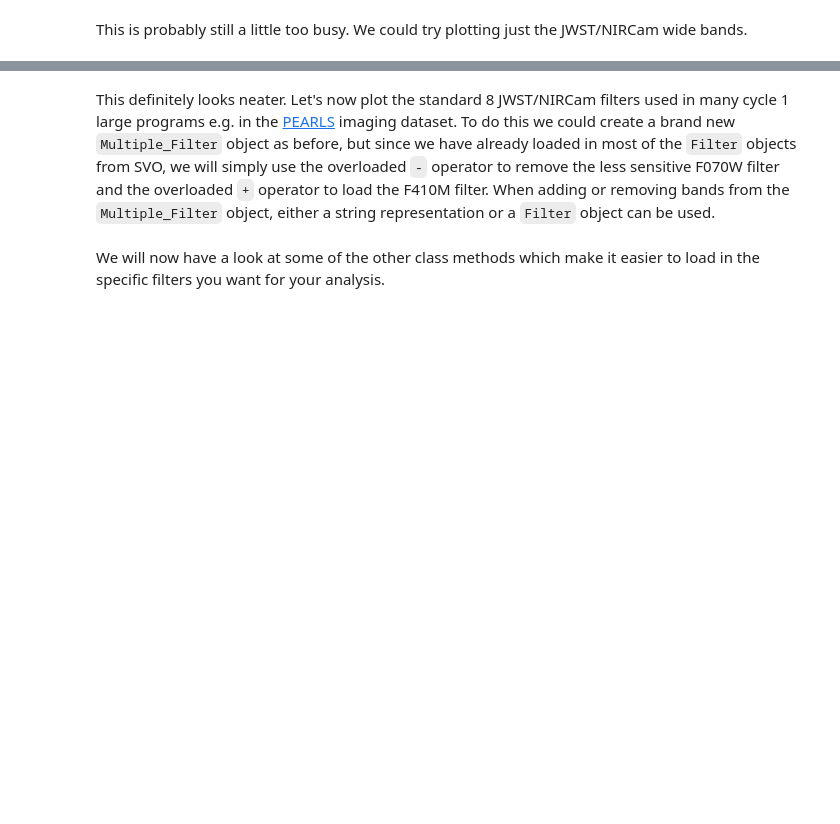
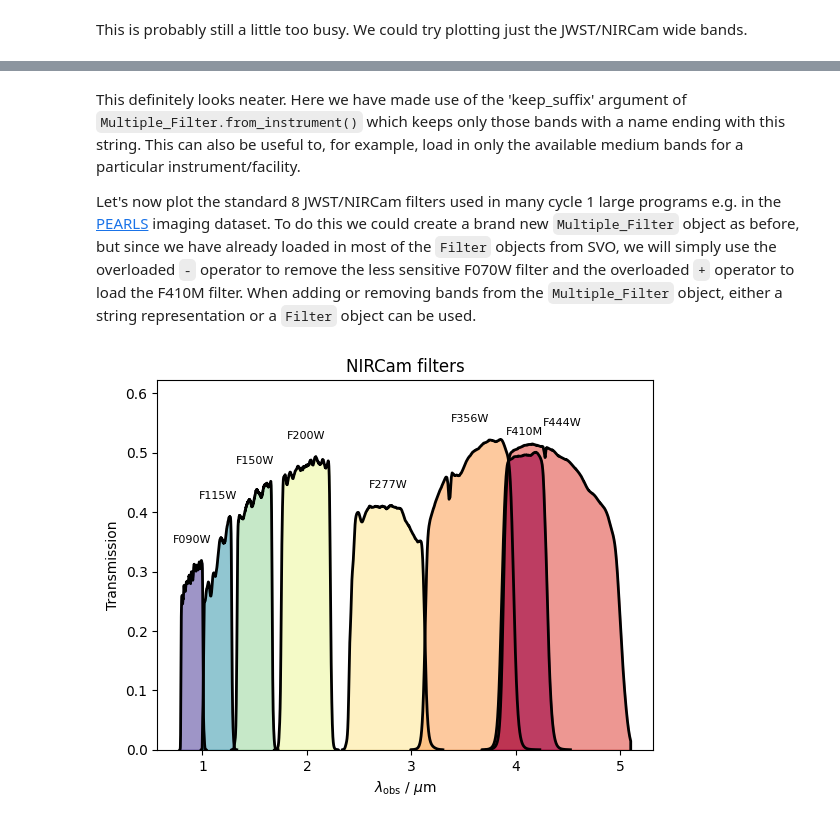
Before and after one commit to duncanaustin98/galfind, a Jupyter notebook: docs/source/instrument/multiple_filter.ipynb, the cells around one changed output, grey strips where cells are left out. Saved outputs shown, nothing was run; the diff lists cells and outputs as text; code cells hidden in the pictures; blank space fills up the shorter version.

```diff
--- a/docs/source/instrument/multiple_filter.ipynb
+++ b/docs/source/instrument/multiple_filter.ipynb
@@ -67,9 +77,14 @@ NIRCam_widebands.plot(ax, show = True)
 # %% [markdown]
-This definitely looks neater. Let's now plot the standard 8 JWST/NIRCam filters used in many cycle 1 large programs e.g. in the [PEARLS](https://sites.google.com/view/jwstpearls) imaging dataset. To do this we could create a brand new `Multiple_Filter` object as before, but since we have already loaded in most of the `Filter` objects from SVO, we will simply use the overloaded `-` operator to remove the less sensitive F070W filter and the overloaded `+` operator to load the F410M filter. When adding or removing bands from the `Multiple_Filter` object, either a string representation or a `Filter` object can be used.
+This definitely looks neater. Here we have made use of the 'keep_suffix' argument of `Multiple_Filter.from_instrument()` which keeps only those bands with a name ending with this string. This can also be useful to, for example, load in only the available medium bands for a particular instrument/facility.
+
+Let's now plot the standard 8 JWST/NIRCam filters used in many cycle 1 large programs e.g. in the [PEARLS](https://sites.google.com/view/jwstpearls) imaging dataset. To do this we could create a brand new `Multiple_Filter` object as before, but since we have already loaded in most of the `Filter` objects from SVO, we will simply use the overloaded `-` operator to remove the less sensitive F070W filter and the overloaded `+` operator to load the F410M filter. When adding or removing bands from the `Multiple_Filter` object, either a string representation or a `Filter` object can be used.
 # %%
 f410m = Filter.from_SVO("JWST", "NIRCam", "F410M")
 
 NIRCam_widebands_plus_f410m = NIRCam_widebands + f410m
 PEARLS_filters = NIRCam_widebands_plus_f410m - "F070W"
+
+fig, ax = plt.subplots()
+PEARLS_filters.plot(ax, show = True)
+# %% [output]
+[figure, added]
-# %% [markdown]
-We will now have a look at some of the other class methods which make it easier to load in the specific filters you want for your analysis.
```
Also changed, not shown: parts of 9 cells of this notebook, 4 other files.
